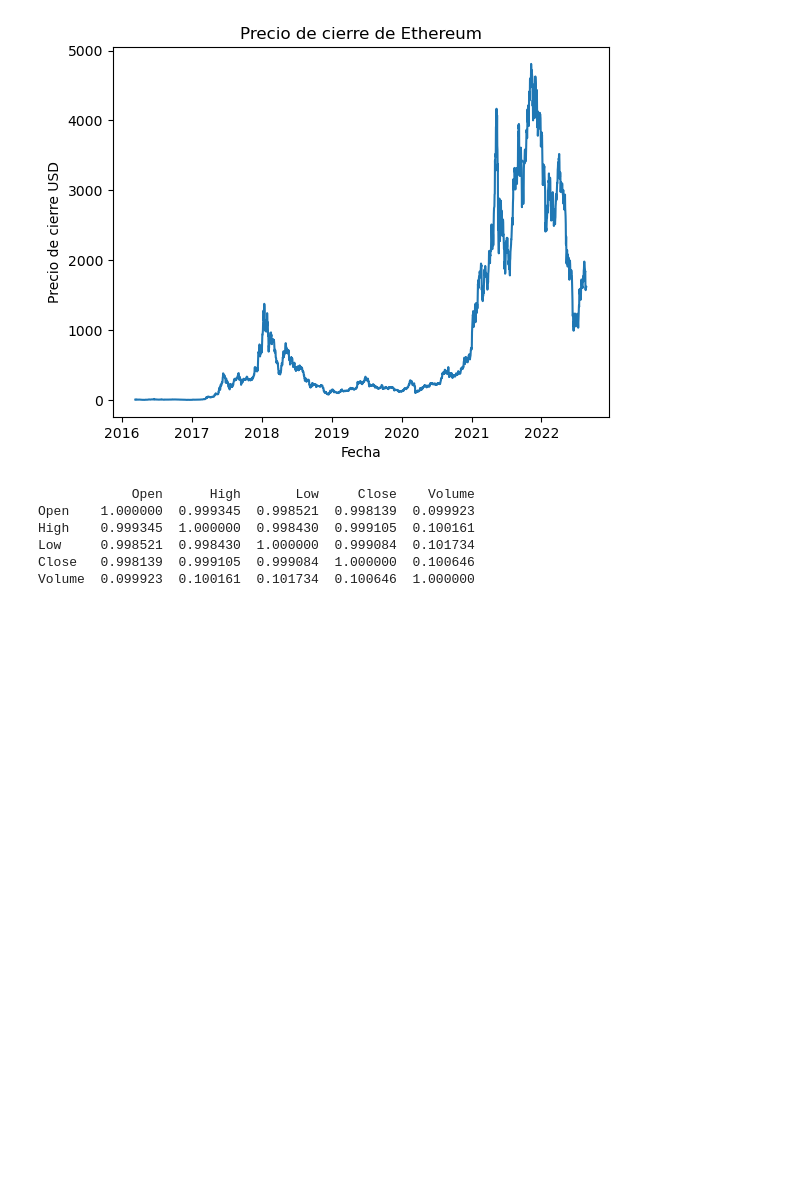
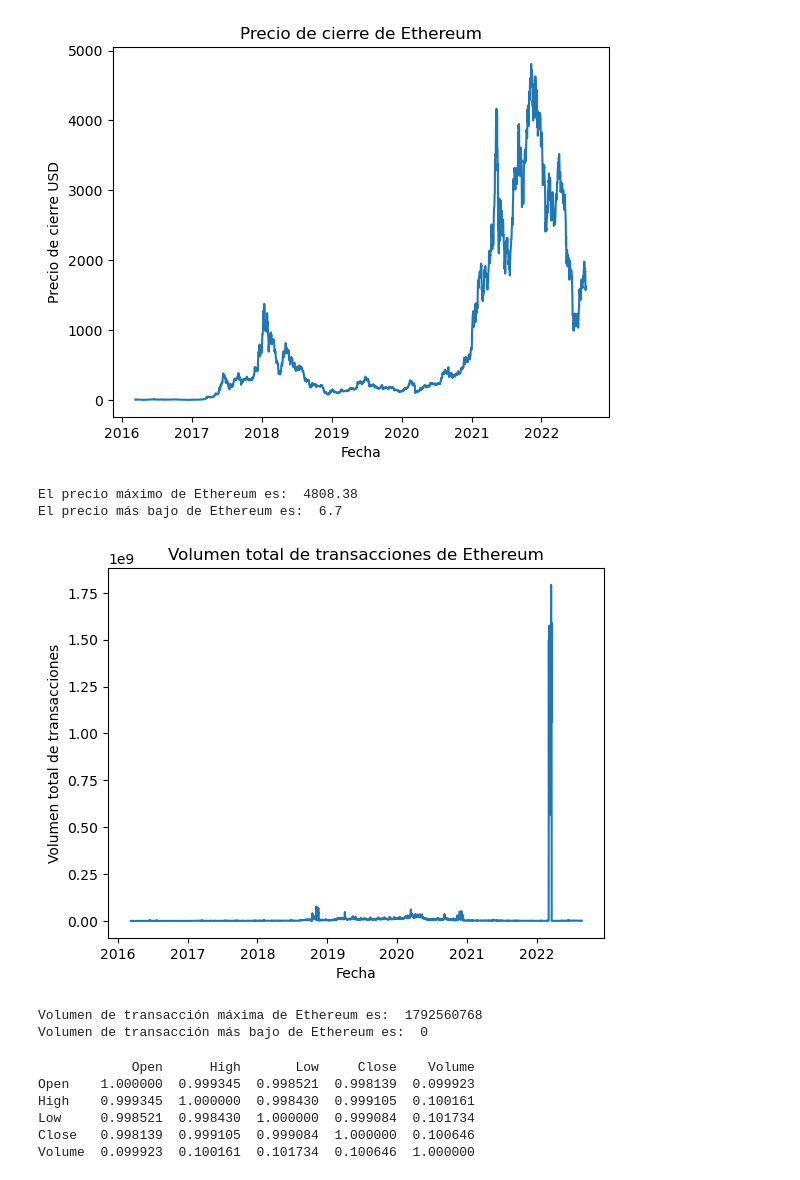
Before and after one commit to angelmpa/proyecto-portafolio, a Jupyter notebook: notebooks/analisis_inicial.ipynb, the cells around one changed output. Cells and saved outputs as stored; diff of their text form; code cells hidden in the pictures; blank space fills up the shorter version.

Commit message:
precio maximo y minimo

```diff
--- a/notebooks/analisis_inicial.ipynb
+++ b/notebooks/analisis_inicial.ipynb
@@ -290,6 +309,37 @@ plt.ylabel('Precio de cierre USD')
 plt.show()
 # %% [output]
 [figure]
+# %%
+# Precio máximo de Ethereum
+eth_max_price = ethereum['Close'].max()
+print('El precio máximo de Ethereum es: ', eth_max_price)
+
+# Precio mínimo de Ethereum
+eth_min_price = ethereum['Close'].min()
+print('El precio más bajo de Ethereum es: ', eth_min_price)
+# %% [output]
+El precio máximo de Ethereum es:  4808.38
+El precio más bajo de Ethereum es:  6.7
+# %%
+# Volumen total de transacciones de Ethereum
+plt.plot(ethereum['Date'], ethereum['Volume'])
+plt.title('Volumen total de transacciones de Ethereum')
+plt.xlabel('Fecha')
+plt.ylabel('Volumen total de transacciones')
+plt.show()
+# %% [output]
+[figure, added]
+# %%
+# Volumen de transacción máxima de Ethereum
+eth_max_vol = ethereum['Volume'].max()
+print('Volumen de transacción máxima de Ethereum es: ', eth_max_vol)
+
+# Volumen de transacción mínimo de Ethereum
+eth_min_vol = ethereum['Volume'].min()
+print('Volumen de transacción más bajo de Ethereum es: ', eth_min_vol)
+# %% [output]
+Volumen de transacción máxima de Ethereum es:  1792560768
+Volumen de transacción más bajo de Ethereum es:  0
 # %%
 # Calcular matriz de correlación de Ethereum
 cols_of_interest = ['Open', 'High', 'Low', 'Close', 'Volume']
```
Also changed, not shown: parts of 18 cells of this notebook, 1 other file.
